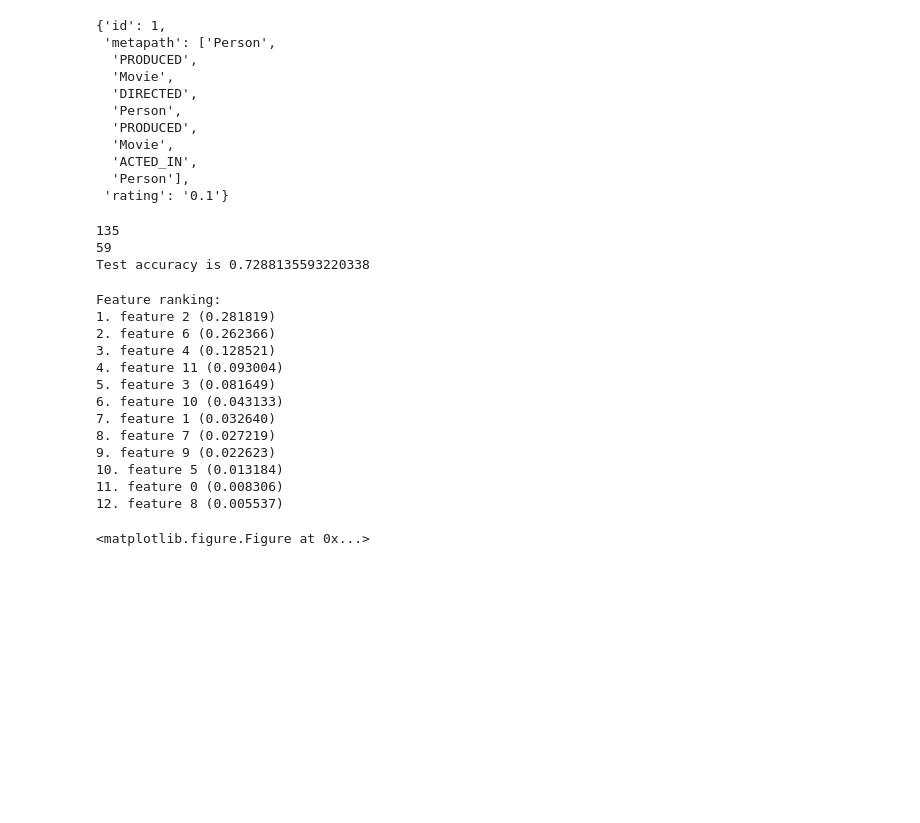
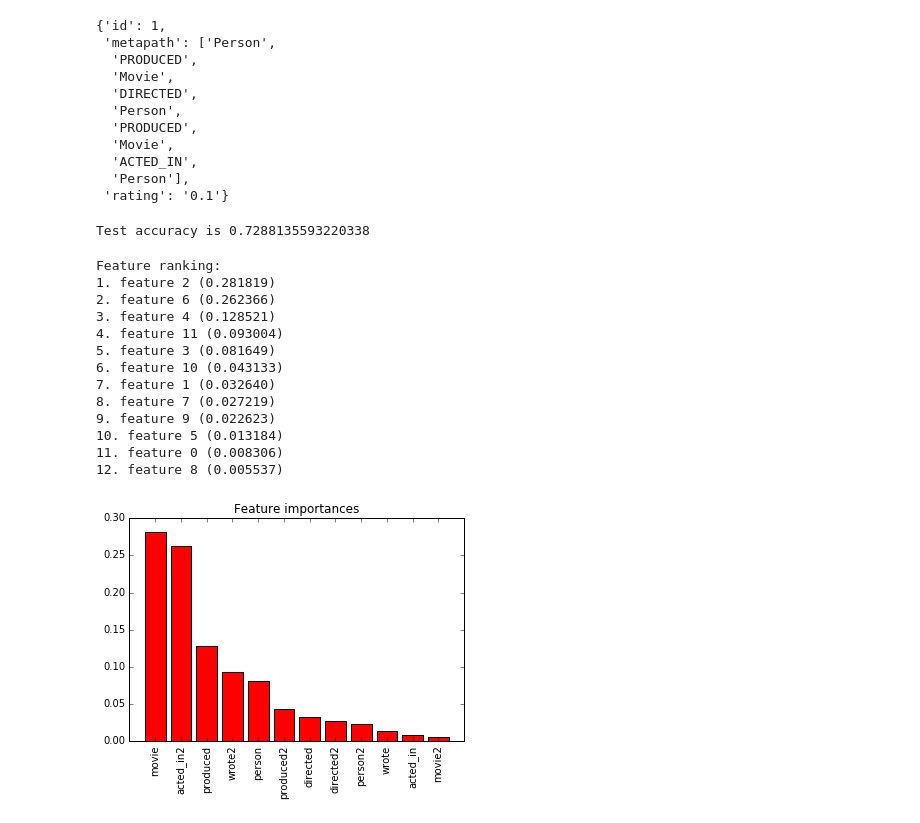
Before and after one commit to KDD-OpenSource/32de-python, a Jupyter notebook: notebooks/sb-1.0-classification_open-day.ipynb, the cells around one changed output. Drawn from its saved outputs; the diff is of its cells as text; code cells hidden in the pictures; blank space fills up the shorter version.

```diff
--- a/notebooks/sb-1.0-classification_open-day.ipynb
+++ b/notebooks/sb-1.0-classification_open-day.ipynb
@@ -1,7 +1,7 @@
 # %%
 import json
 # %%
-path = 'rated_datasets/Rotten_Tomato_Merlin_1519148528.2417703.json'
+path = '../rated_datasets/Rotten_Tomato_Merlin_1519148528.2417703.json'
 # %%
 data =json.load(open(path, "r", encoding="utf8"))
 # %%
@@ -55,8 +58,6 @@ import domain_scoring.domain_scoring as domain_scoring
 domain_score = domain_scoring.DomainScoring()
 domain_score.fit(graph, test_size=0.3)
 # %% [output]
-135
-59
 Test accuracy is 0.7288135593220338
 # %%
 import numpy as np
@@ -74,36 +75,34 @@ for f in range(len(domain_score.classifier.feature_importances_)):
 # Plot the feature importances of the forest
 plt.figure()
 plt.title("Feature importances")
 plt.bar(range(len(domain_score.classifier.feature_importances_)), importances[indices],
        color="r", align="center")
-#dict_as_list = list(domain_score.vectorizer.vocabulary_.keys())[list(domain_score.vectorizer.vocabulary_.values())
-#dict_as_list = dict_as_list * 2
 a = list(domain_score.vectorizer.vocabulary_.values())
-a.extend([i + 6 for i in list(domain_score.vectorizer.vocabulary_.values())])
+a.extend([i + len(list(domain_score.vectorizer.vocabulary_.values())) for i in list(domain_score.vectorizer.vocabulary_.values())])
 
 features = list(domain_score.vectorizer.vocabulary_.keys())
 features.extend([i + '2' for i in list(domain_score.vectorizer.vocabulary_.keys())])
 features_ordered = [features[a.index(i)] for i in indices]
 
 plt.xticks(range(0,len(features_ordered)),
            features_ordered,
           rotation=90)
 plt.xlim([-1, len(domain_score.classifier.feature_importances_)])
 plt.show()
 # %% [output]
 Feature ranking:
 1. feature 2 (0.281819)
 2. feature 6 (0.262366)
 3. feature 4 (0.128521)
 4. feature 11 (0.093004)
 5. feature 3 (0.081649)
 6. feature 10 (0.043133)
 7. feature 1 (0.032640)
 8. feature 7 (0.027219)
 9. feature 9 (0.022623)
 10. feature 5 (0.013184)
 11. feature 0 (0.008306)
 12. feature 8 (0.005537)
-<matplotlib.figure.Figure at 0x...>
+[figure, added]
 # %%
 from sklearn.tree import export_graphviz
```
Also changed, not shown: parts of 3 cells of this notebook, 2 other files.
